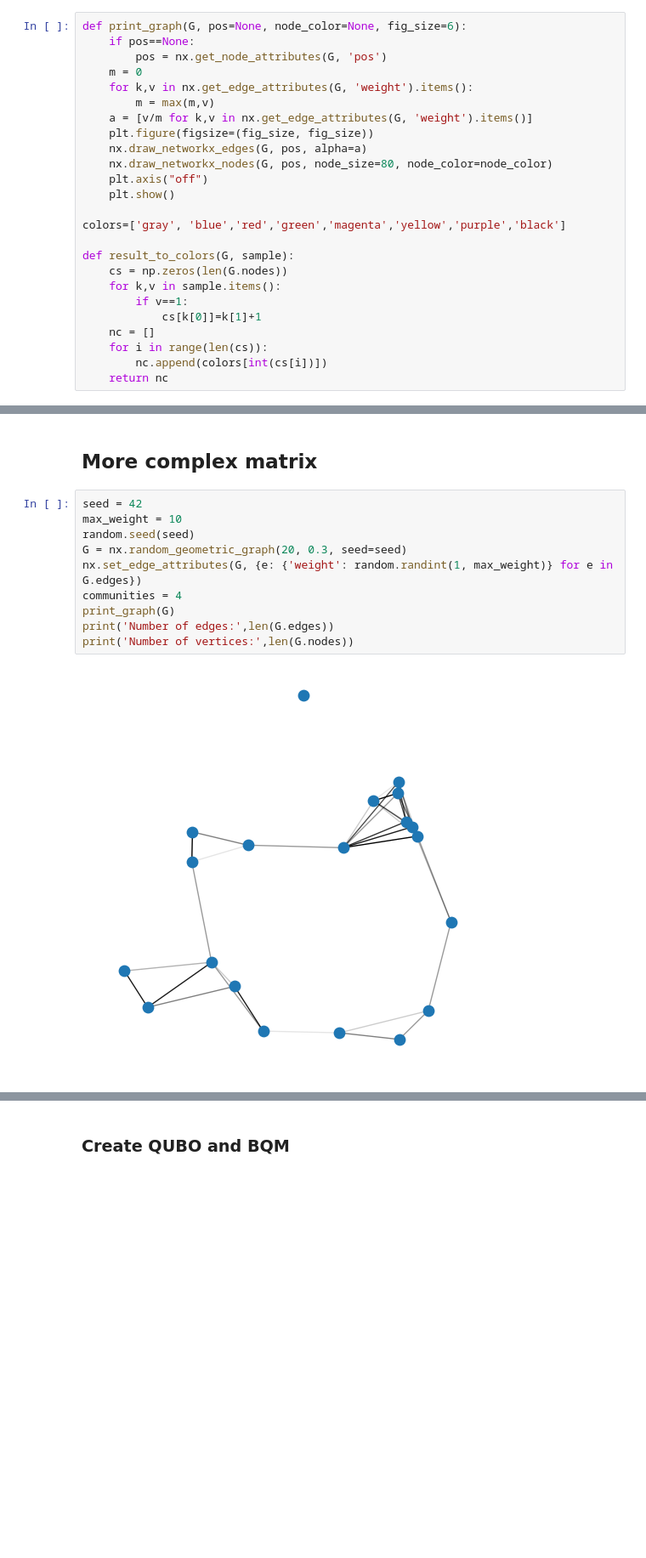
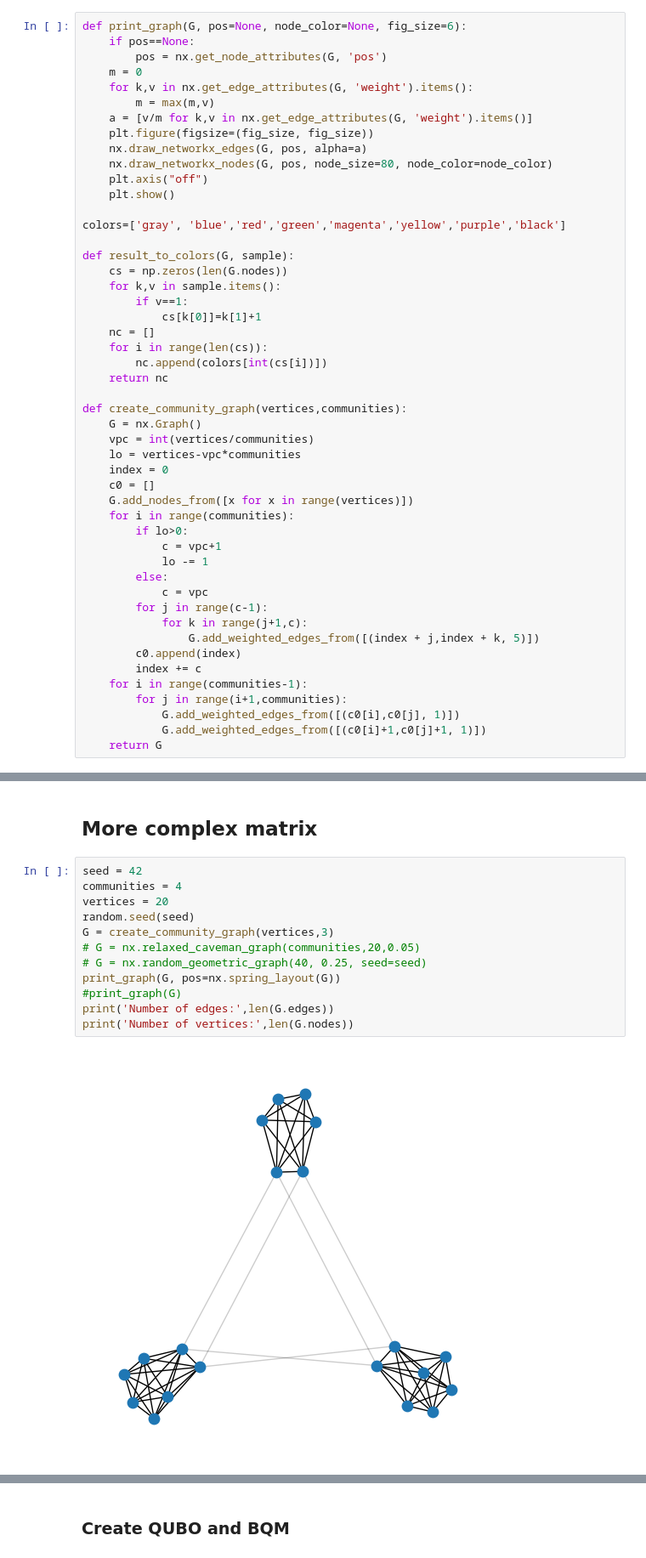
Before and after one commit to vuorenkoski/AQC, a Jupyter notebook: community_detection/community_detection.ipynb, the cells around one changed output, grey strips where cells are left out. Shown at 85% size. Cells and saved outputs as stored; diff of their text form; blank space fills up the shorter version.

```diff
--- a/community_detection/community_detection.ipynb
+++ b/community_detection/community_detection.ipynb
@@ -84,6 +84,30 @@ def result_to_colors(G, sample):
     for i in range(len(cs)):
         nc.append(colors[int(cs[i])])
     return nc
+
+def create_community_graph(vertices,communities):
+    G = nx.Graph()
+    vpc = int(vertices/communities)
+    lo = vertices-vpc*communities
+    index = 0
+    c0 = []
+    G.add_nodes_from([x for x in range(vertices)])
+    for i in range(communities):
+        if lo>0:
+            c = vpc+1
+            lo -= 1
+        else:
+            c = vpc
+        for j in range(c-1):
+            for k in range(j+1,c):
+                G.add_weighted_edges_from([(index + j,index + k, 5)])
+        c0.append(index)
+        index += c
+    for i in range(communities-1):
+        for j in range(i+1,communities):
+            G.add_weighted_edges_from([(c0[i],c0[j], 1)])
+            G.add_weighted_edges_from([(c0[i]+1,c0[j]+1, 1)])
+    return G
 # %% [markdown]
 ## Small example
 # %%
@@ -233,13 +281,15 @@ Total time used (ms): 2993.1
 ## More complex matrix
 # %%
 seed = 42
-max_weight = 10
+communities = 4
+vertices = 20
 random.seed(seed)
-G = nx.random_geometric_graph(20, 0.3, seed=seed)
-nx.set_edge_attributes(G, {e: {'weight': random.randint(1, max_weight)} for e in G.edges})
-communities = 4
-print_graph(G)
+G = create_community_graph(vertices,3)
+# G = nx.relaxed_caveman_graph(communities,20,0.05)
+# G = nx.random_geometric_graph(40, 0.25, seed=seed)
+print_graph(G, pos=nx.spring_layout(G))
+#print_graph(G)
 print('Number of edges:',len(G.edges))
 print('Number of vertices:',len(G.nodes))
 # %% [output]
-[figure, old version]
+[figure, new version]
```
Also changed, not shown: parts of 31 cells of this notebook, 3 other files.
